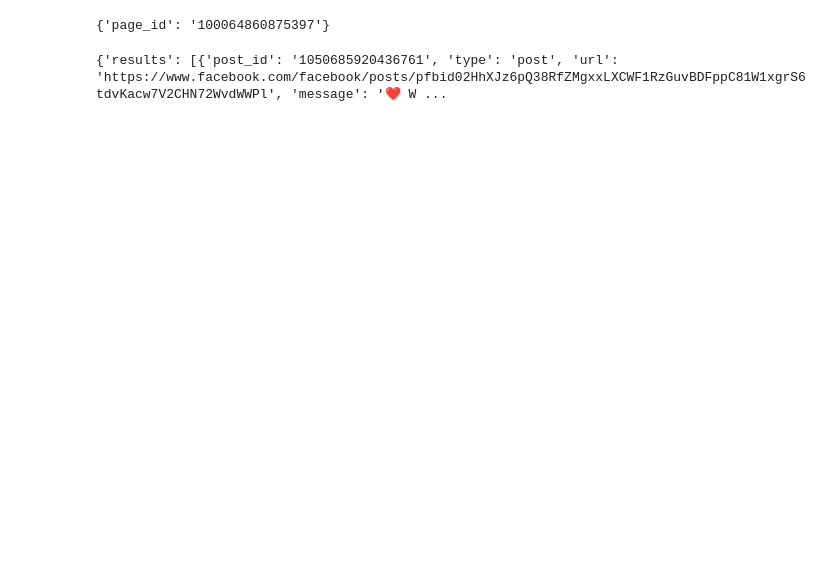
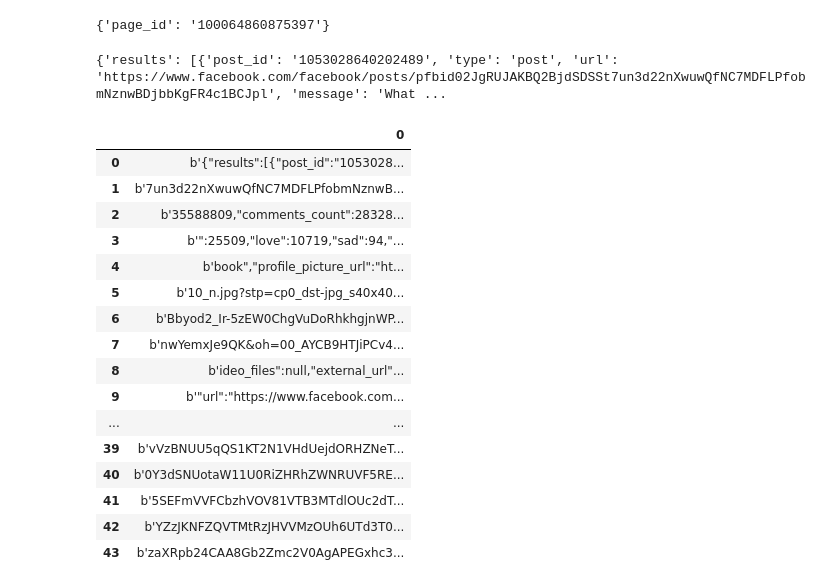
Before and after one commit to 0gaurav4/DigipodiumInternship2024-25, a Jupyter notebook: socialScraperAPI/facebook.ipynb, the cells around one changed output. Cells and saved outputs as stored; diff of their text form; code cells hidden in the pictures; blank space fills up the shorter version.

```diff
--- a/socialScraperAPI/facebook.ipynb
+++ b/socialScraperAPI/facebook.ipynb
@@ -17,23 +17,42 @@ print(response.json())
 {'page_id': '100064860875397'}
 # %%
 import requests
-
+import pandas as pd
 url = "https://facebook-scraper3.p.rapidapi.com/page/posts"
 
 querystring = {"page_id":"100064860875397"}
 
 headers = {
 	"x-rapidapi-key": "04edcb85a3mshac913eab2bf3075p184839jsn4e30538b9195",
 	"x-rapidapi-host": "facebook-scraper3.p.rapidapi.com"
 }
 
 response = requests.get(url, headers=headers, params=querystring)
 params={"limit": 10}
 posts = response.json().get('posts', [])
 last_10_post_ids = [post['id'] for post in posts[:10]]
 
 print(response.json())
+df = pd.DataFrame(response)
+df
 # %% [output]
-{'results': [{'post_id': '1050685920436761', 'type': 'post', 'url': 'https://www.facebook.com/facebook/posts/pfbid02HhXJz6pQ38RfZMgxxLXCWF1RzGuvBDFppC81W1xgrS6tdvKacw7V2CHN72WvdWWPl', 'message': '❤️ W ...
+{'results': [{'post_id': '1053028640202489', 'type': 'post', 'url': 'https://www.facebook.com/facebook/posts/pfbid02JgRUJAKBQ2BjdSDSSt7un3d22nXwuwQfNC7MDFLPfobmNznwBDjbbKgFR4c1BCJpl', 'message': 'What ...
+|  | 0 |
+| 0 | b'{"results":[{"post_id":"1053028... |
+| 1 | b'7un3d22nXwuwQfNC7MDFLPfobmNznwB... |
+| 2 | b'35588809,"comments_count":28328... |
+| 3 | b'":25509,"love":10719,"sad":94,"... |
+| 4 | b'book","profile_picture_url":"ht... |
+| 5 | b'10_n.jpg?stp=cp0_dst-jpg_s40x40... |
+| 6 | b'Bbyod2_Ir-5zEW0ChgVuDoRhkhgjnWP... |
+| 7 | b'nwYemxJe9QK&oh=00_AYCB9HTJiPCv4... |
+| 8 | b'ideo_files":null,"external_url"... |
+| 9 | b'"url":"https://www.facebook.com... |
+| ... | ... |
+| 39 | b'vVzBNUU5qQS1KT2N1VHdUejdORHZNeT... |
+| 40 | b'0Y3dSNUotaW11U0RiZHRhZWNRUVF5RE... |
+| 41 | b'5SEFmVVFCbzhVOV81VTB3MTdlOUc2dT... |
+| 42 | b'YZzJKNFZQVTMtRzJHVVMzOUh6UTd3T0... |
+| 43 | b'zaXRpb24CAA8Gb2Zmc2V0AgAPEGxhc3... |
 # %%
 import requests
```
Also changed, not shown: parts of 1 cell of this notebook, 2 other files.
